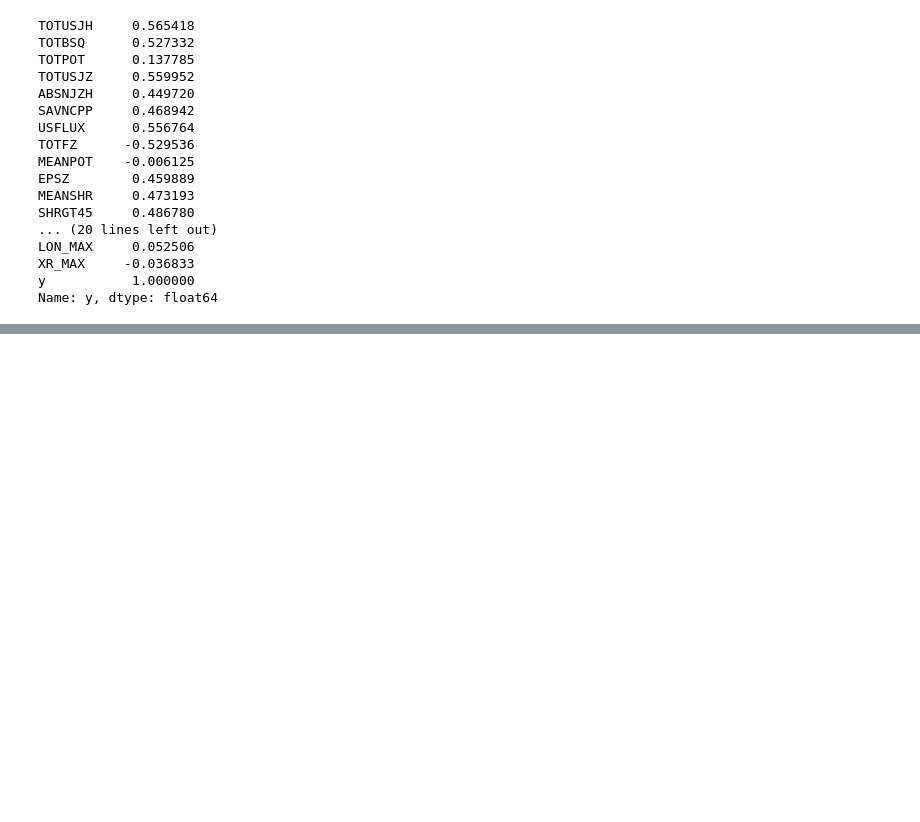
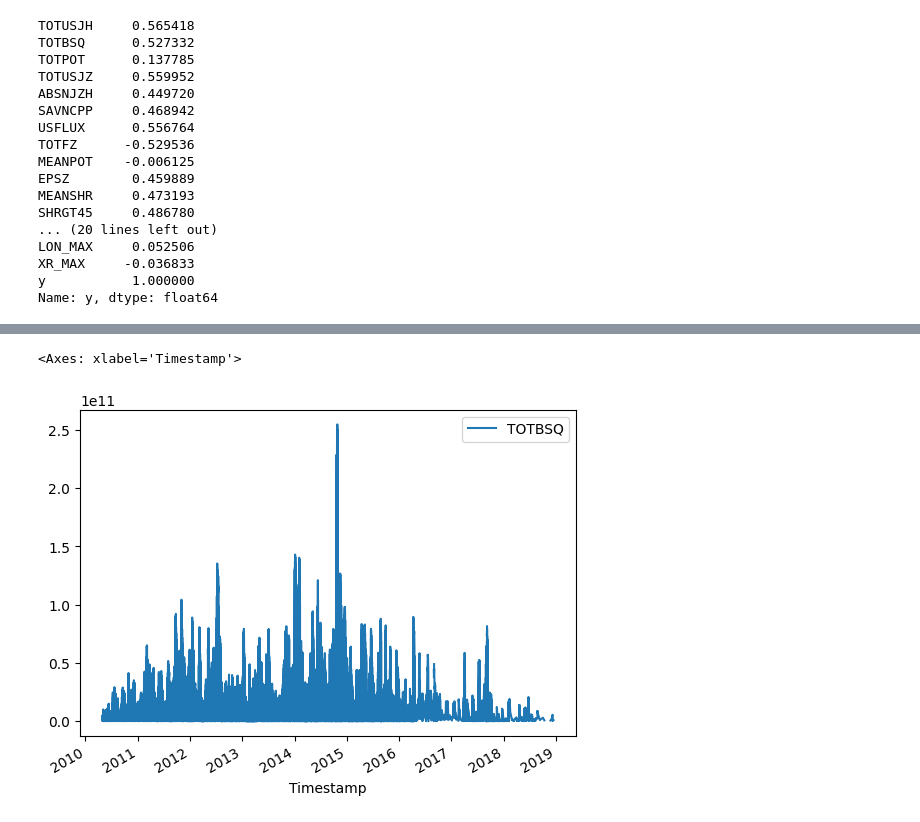
Before and after one commit to sadrajafari/cs5830_final-project, a Jupyter notebook: hannah.ipynb, the cells around one changed output, grey strips where cells are left out. Cells and saved outputs as stored; diff of their text form; code cells hidden in the pictures; blank space fills up the shorter version.

```diff
--- a/hannah.ipynb
+++ b/hannah.ipynb
@@ -57,0 +64,8 @@ Name: y, dtype: float64
+# %%
+df.plot(
+  x='Timestamp',
+  y='TOTBSQ',
+)
+# %% [output]
+<Axes: xlabel='Timestamp'>
+[figure, added]
```
Also changed, not shown: parts of 5 cells of this notebook.
